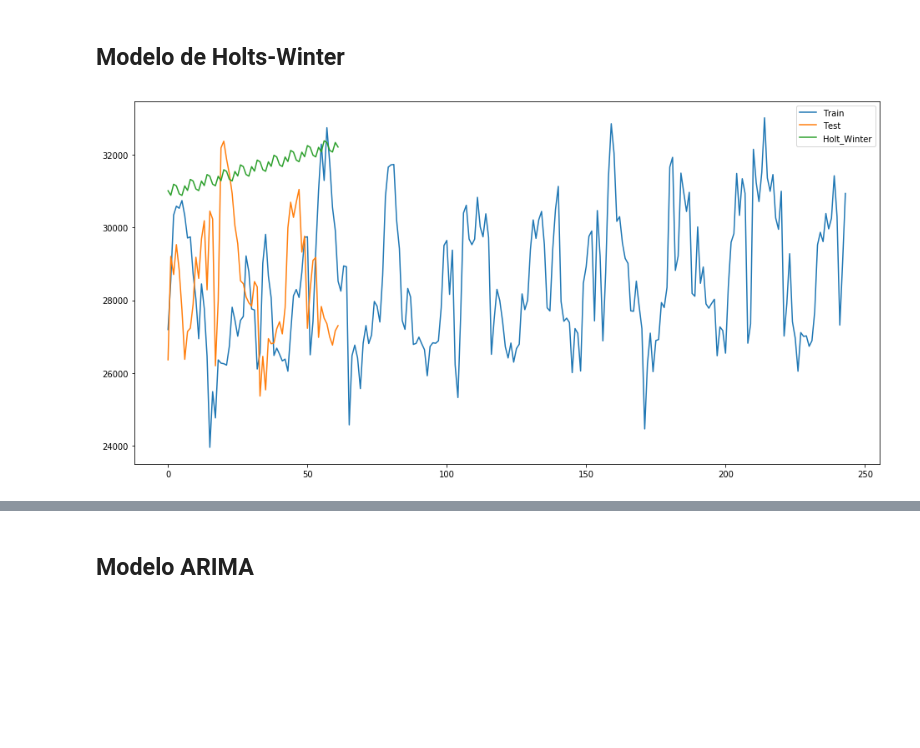
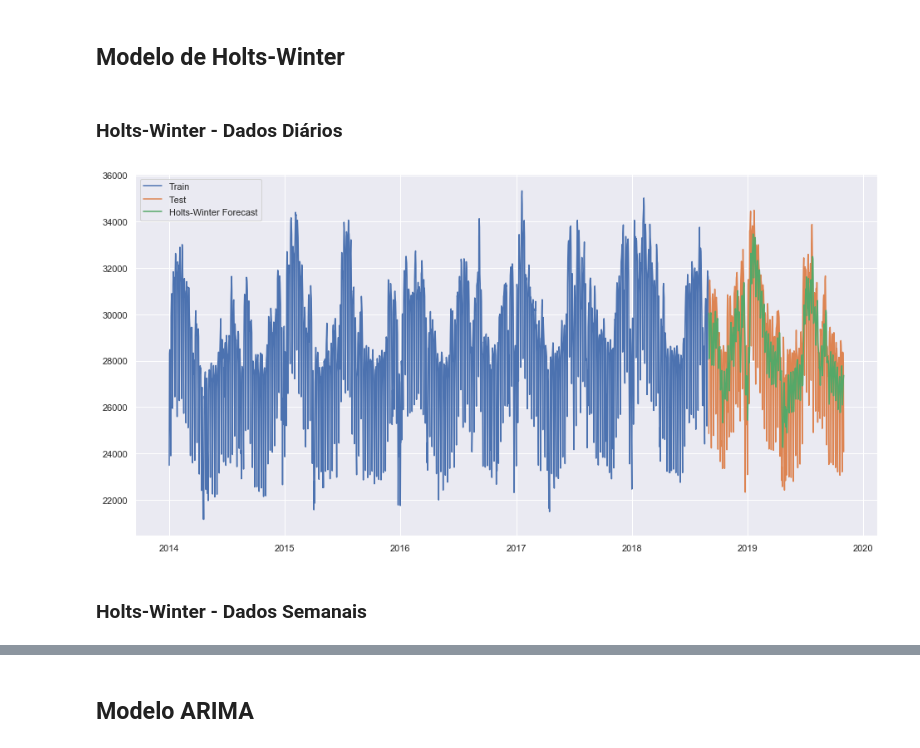
Before and after one commit to marcosvilela/modelagem-analitica-20.3, a Jupyter notebook: source/Marcos/Marcos - Parte 2.ipynb, the cells around one changed output, grey strips where cells are left out. Cells and saved outputs as stored; diff of their text form; code cells hidden in the pictures; blank space fills up the shorter version.

```diff
--- a/source/Marcos/Marcos - Parte 2.ipynb
+++ b/source/Marcos/Marcos - Parte 2.ipynb
@@ -31,7 +45,6 @@ KeyError: "['ano' 'mes' 'hora' 'min'] not found in axis"
 # %% [markdown]
 ## Tratando o dataset de teste
 # %%
-data_test['datetime']=pd.to_datetime(data_test['datetime'], utc=True)
-test_weekly = data_test.set_index('datetime').resample('W').mean()
-test_weekly.head()
-test_weekly.info()
+data_test['datetime'] = pd.to_datetime(data_test['datetime'], utc=True)
+data_test_daily = data_test.groupby([pd.Grouper(key='datetime', freq='D')])['value'].mean().reset_index()
+data_test_weekly = data_test.groupby([pd.Grouper(key='datetime', freq='W-SUN')])['value'].mean().reset_index()
@@ -117,0 +127,17 @@ plt.show()
+# %%
+actual_values = data_test_weekly['value']
+data_train_history = [x for x in weekly_train['value']]
+predictions = list()
+alpha = 1
+for i in range(len(actual_values)):
+    model_fit = SimpleExpSmoothing(data_train_history).fit(smoothing_level=0.6,optimized=False)
+    predictions.append(model_fit.predict(len(data_train_history),len(data_train_history)))
+    data_train_history.append(actual_values[i])
+
+data_predict = data_test_weekly.copy()
+data_predict['value'] = predictions
+plt.figure(figsize=(16,8))
+plt.plot(weekly_train['datetime'], weekly_train['value'], label='Train')
+plt.plot(data_test_weekly['datetime'],data_test_weekly['value'], label='Test')
+plt.plot(data_predict['datetime'],data_predict['value'], label='Exp Smoothing Forecast')
+plt.legend(loc='best')
@@ -118,14 +147,25 @@ plt.show()
 # %% [markdown]
 ## Modelo de Holts-Winter
+# %% [markdown]
+### Holts-Winter - Dados Diários
 # %%
-y_hat_avg = test_weekly.copy()
-fit_hw = ExponentialSmoothing(np.asarray(weekly_m['value']),seasonal_periods=6,trend='add', seasonal='add',).fit()
-y_hat_avg['Holt_Winter'] = fit_hw.forecast(len(test_weekly))
+actual_values = data_test_daily['value']
+data_train_history = [x for x in daily_train['value']]
+predictions = list()
+for i in range(len(actual_values)):
+    model_fit = ExponentialSmoothing(data_train_history, trend='add', seasonal='add', seasonal_periods=2).fit()
+    predictions.append(model_fit.predict(len(data_train_history),len(data_train_history)))
+    data_train_history.append(actual_values[i])
+
+data_predict = data_test_daily.copy()
+data_predict['value'] = predictions
 plt.figure(figsize=(16,8))
-plt.plot(weekly_m['value'], label='Train')
-plt.plot(test_weekly['value'], label='Test')
-plt.plot(y_hat_avg['Holt_Winter'], label='Holt_Winter')
+plt.plot(daily_train['datetime'], daily_train['value'], label='Train')
+plt.plot(data_test_daily['datetime'],data_test_daily['value'], label='Test')
+plt.plot(data_predict['datetime'],data_predict['value'], label='Holts-Winter Forecast')
 plt.legend(loc='best')
 plt.show()
 # %% [output]
-[figure, old version]
+[figure, new version]
+# %% [markdown]
+### Holts-Winter - Dados Semanais
```
Also changed, not shown: parts of 27 cells of this notebook.
